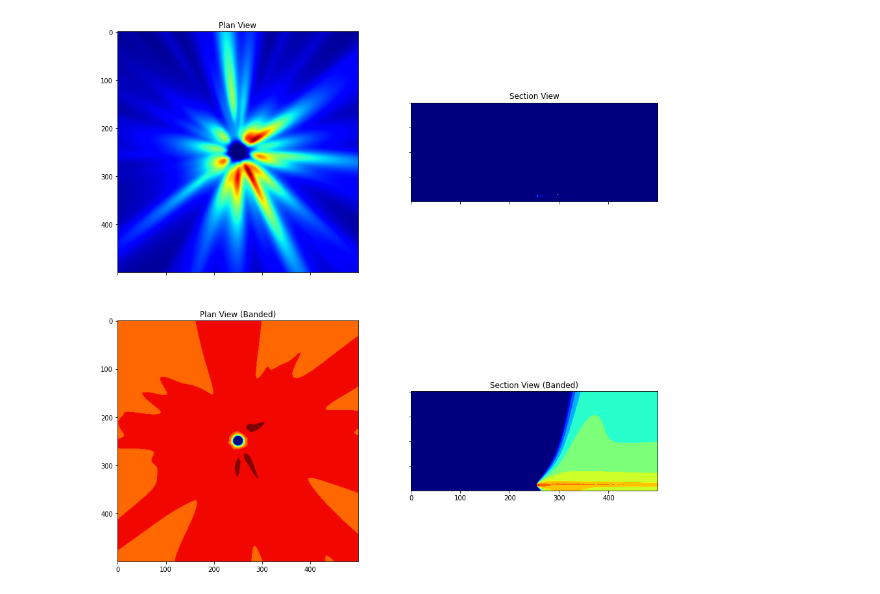
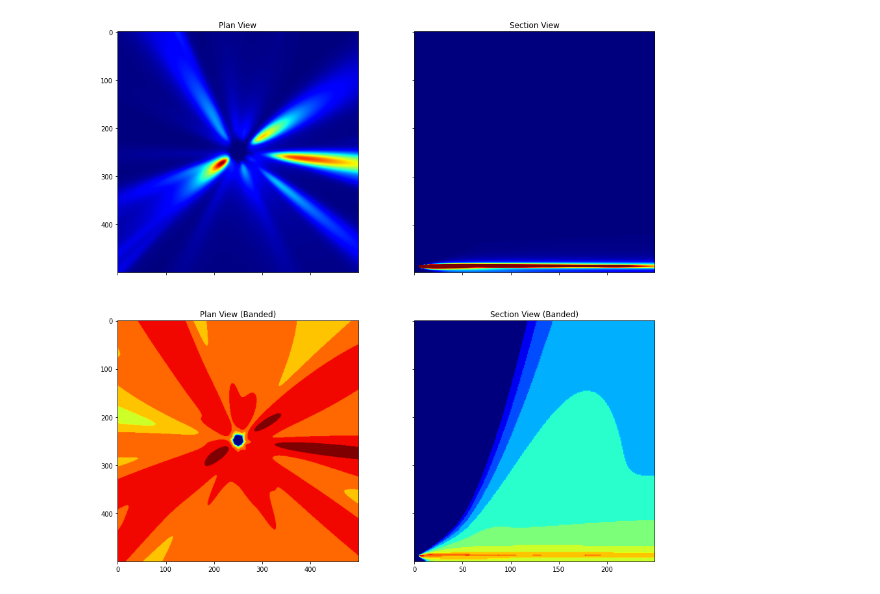
Before and after one commit to joshuanunn/python-ffi-demo, a Jupyter notebook: ctypes_example.ipynb, the cells around one changed output. Drawn from its saved outputs; the diff is of its cells as text; code cells hidden in the pictures.

```diff
--- a/ctypes_example.ipynb
+++ b/ctypes_example.ipynb
@@ -28,17 +28,20 @@ class MetHour(Structure):
 
 class Domain(Structure):
     _fields_ = [
-        ('x_min', c_int), ('x_max', c_int),
-        ('y_min', c_int), ('y_max', c_int),
-        ('z_min', c_int), ('z_max', c_int),
+        ('xr_min', c_int), ('xr_max', c_int),
+        ('yr_min', c_int), ('yr_max', c_int),
+        ('xh_min', c_int), ('xh_max', c_int),
+        ('zh_min', c_int), ('zh_max', c_int),
 
-        ('x_spacing', c_int),
-        ('y_spacing', c_int),
-        ('z_spacing', c_int),
+        ('xr_spacing', c_int),
+        ('yr_spacing', c_int),
+        ('xh_spacing', c_int),
+        ('zh_spacing', c_int),
 
-        ('x_points', c_int),
-        ('y_points', c_int),
-        ('z_points', c_int)
+        ('xr_points', c_int),
+        ('yr_points', c_int),
+        ('xh_points', c_int),
+        ('zh_points', c_int)
     ]
 
 
@@ -97,14 +100,14 @@ def create_image(png_grid_np, grid_np, domain, gridtype):
 
 
 def new_grids(domain):
-    r_grid = np.zeros((domain.x_points * domain.y_points), dtype=np.float64)
-    h_grid = np.zeros((domain.x_points * domain.z_points), dtype=np.float64)
+    r_grid = np.zeros((domain.xr_points * domain.yr_points), dtype=np.float64)
+    h_grid = np.zeros((domain.xh_points * domain.zh_points), dtype=np.float64)
     return r_grid, h_grid
 
 
 def new_images(domain):
-    r_image = np.zeros((domain.x_points * domain.y_points), dtype=np.uint8)
-    h_image = np.zeros((domain.x_points * domain.z_points), dtype=np.uint8)
+    r_image = np.zeros((domain.xr_points * domain.yr_points), dtype=np.uint8)
+    h_image = np.zeros((domain.xh_points * domain.zh_points), dtype=np.uint8)
     return r_image, h_image
 # %%
 # Setup a typical model run
@@ -126,19 +129,19 @@ create_image(png_h_grid, h_grid, domain, 'SECTION')
 # %%
 fig, axs = plt.subplots(2, 2)
 
 fig.set_figheight(15)
 fig.set_figwidth(15)
 
 axs[0,0].set_title('Plan View')
-axs[0,0].imshow(r_grid.reshape((domain.x_points, domain.y_points)), cmap='jet')
+axs[0,0].imshow(np.sin(r_grid).reshape((domain.xr_points, domain.yr_points)), cmap='jet')
 axs[0,1].set_title('Section View')
-axs[0,1].imshow(h_grid.reshape((domain.z_points, domain.x_points)), cmap='jet')
+axs[0,1].imshow(h_grid.reshape((domain.zh_points, domain.xh_points)), cmap='jet', vmax=np.percentile(h_grid, 99))
 axs[1,0].set_title('Plan View (Banded)')
-axs[1,0].imshow(png_r_grid.reshape((domain.x_points, domain.y_points)), cmap='jet')
+axs[1,0].imshow(png_r_grid.reshape((domain.xr_points, domain.yr_points)), cmap='jet')
 axs[1,1].set_title('Section View (Banded)')
-axs[1,1].imshow(png_h_grid.reshape((domain.z_points, domain.x_points)), cmap='jet')
+axs[1,1].imshow(png_h_grid.reshape((domain.zh_points, domain.xh_points)), cmap='jet')
 
 for ax in fig.get_axes():
     ax.label_outer()
 # %% [output]
-[figure, old version]
+[figure, new version]
```
Also changed, not shown: parts of 1 cell of this notebook, 2 other files.
